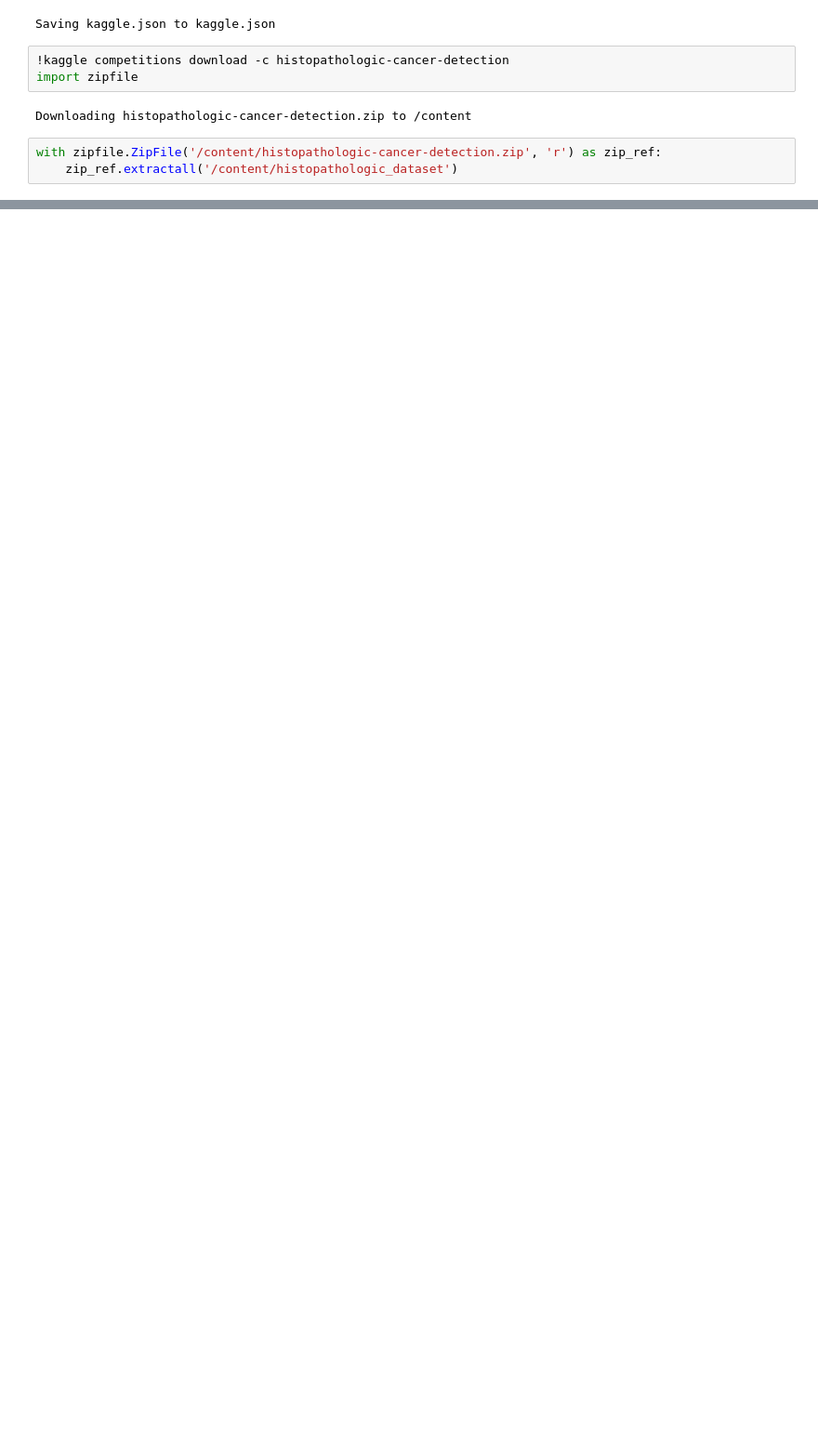
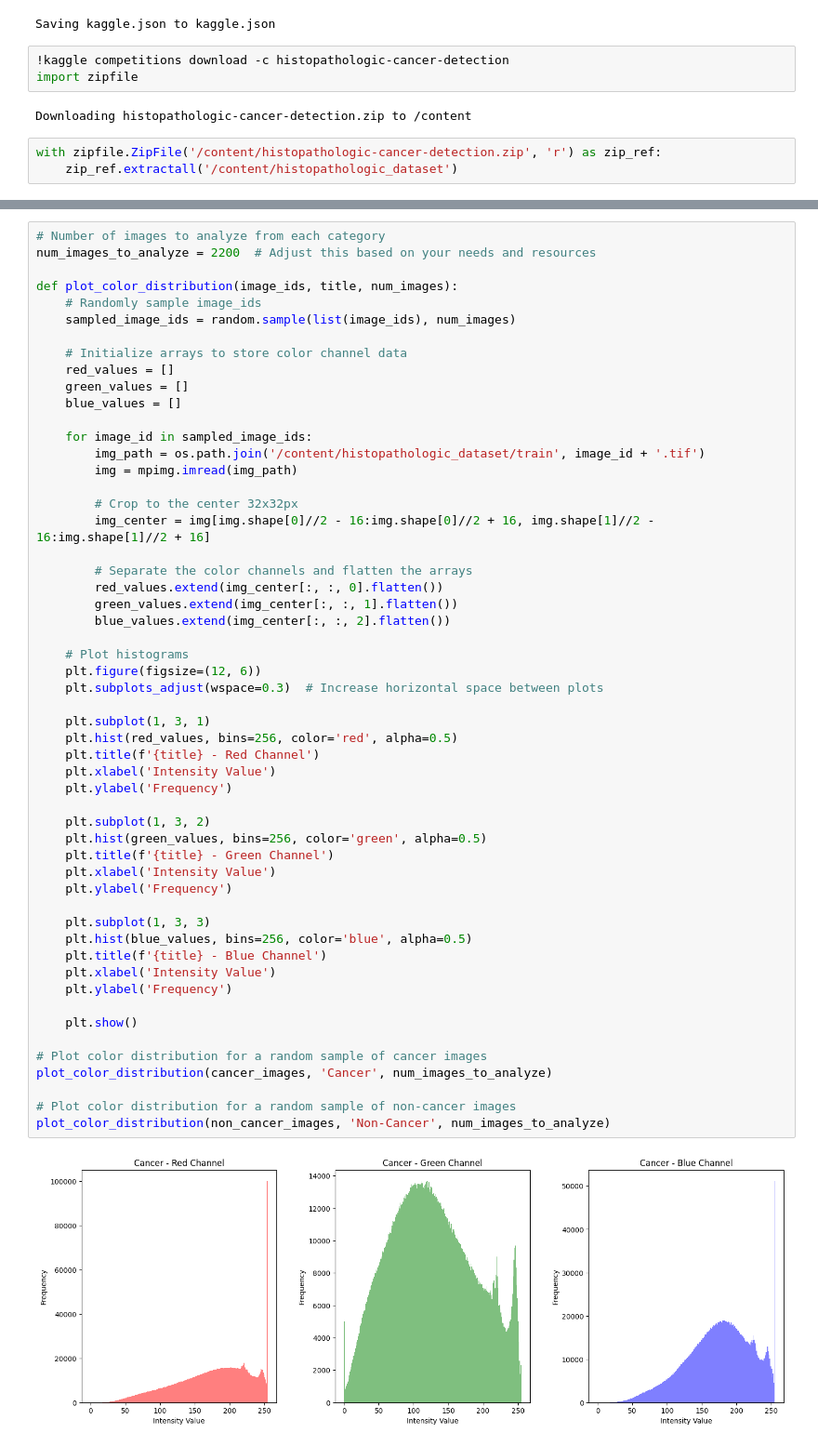
Before and after one commit to WiHi1131/Histopathologic-Cancer-Detection-Report, a Jupyter notebook: Histopathic_Cancer_Detection_Report.ipynb, the cells around one changed output, grey strips where cells are left out. Shown at 93% size. Cells and saved outputs as stored; diff of their text form; blank space fills up the shorter version.

```diff
--- a/Histopathic_Cancer_Detection_Report.ipynb
+++ b/Histopathic_Cancer_Detection_Report.ipynb
@@ -58,0 +159,56 @@ with zipfile.ZipFile('/content/histopathologic-cancer-detection.zip', 'r') as zi
+# %%
+# Number of images to analyze from each category
+num_images_to_analyze = 2200  # Adjust this based on your needs and resources
+
+def plot_color_distribution(image_ids, title, num_images):
+    # Randomly sample image_ids
+    sampled_image_ids = random.sample(list(image_ids), num_images)
+
+    # Initialize arrays to store color channel data
+    red_values = []
+    green_values = []
+    blue_values = []
+
+    for image_id in sampled_image_ids:
+        img_path = os.path.join('/content/histopathologic_dataset/train', image_id + '.tif')
+        img = mpimg.imread(img_path)
+
+        # Crop to the center 32x32px
+        img_center = img[img.shape[0]//2 - 16:img.shape[0]//2 + 16, img.shape[1]//2 - 16:img.shape[1]//2 + 16]
+
+        # Separate the color channels and flatten the arrays
+        red_values.extend(img_center[:, :, 0].flatten())
+        green_values.extend(img_center[:, :, 1].flatten())
+        blue_values.extend(img_center[:, :, 2].flatten())
+
+    # Plot histograms
+    plt.figure(figsize=(12, 6))
+    plt.subplots_adjust(wspace=0.3)  # Increase horizontal space between plots
+
+    plt.subplot(1, 3, 1)
+    plt.hist(red_values, bins=256, color='red', alpha=0.5)
+    plt.title(f'{title} - Red Channel')
+    plt.xlabel('Intensity Value')
+    plt.ylabel('Frequency')
+
+    plt.subplot(1, 3, 2)
+    plt.hist(green_values, bins=256, color='green', alpha=0.5)
+    plt.title(f'{title} - Green Channel')
+    plt.xlabel('Intensity Value')
+    plt.ylabel('Frequency')
+
+    plt.subplot(1, 3, 3)
+    plt.hist(blue_values, bins=256, color='blue', alpha=0.5)
+    plt.title(f'{title} - Blue Channel')
+    plt.xlabel('Intensity Value')
+    plt.ylabel('Frequency')
+
+    plt.show()
+
+# Plot color distribution for a random sample of cancer images
+plot_color_distribution(cancer_images, 'Cancer', num_images_to_analyze)
+
+# Plot color distribution for a random sample of non-cancer images
+plot_color_distribution(non_cancer_images, 'Non-Cancer', num_images_to_analyze)
+# %% [output]
+[figure, added]
```
Also changed, not shown: parts of 10 cells of this notebook.
